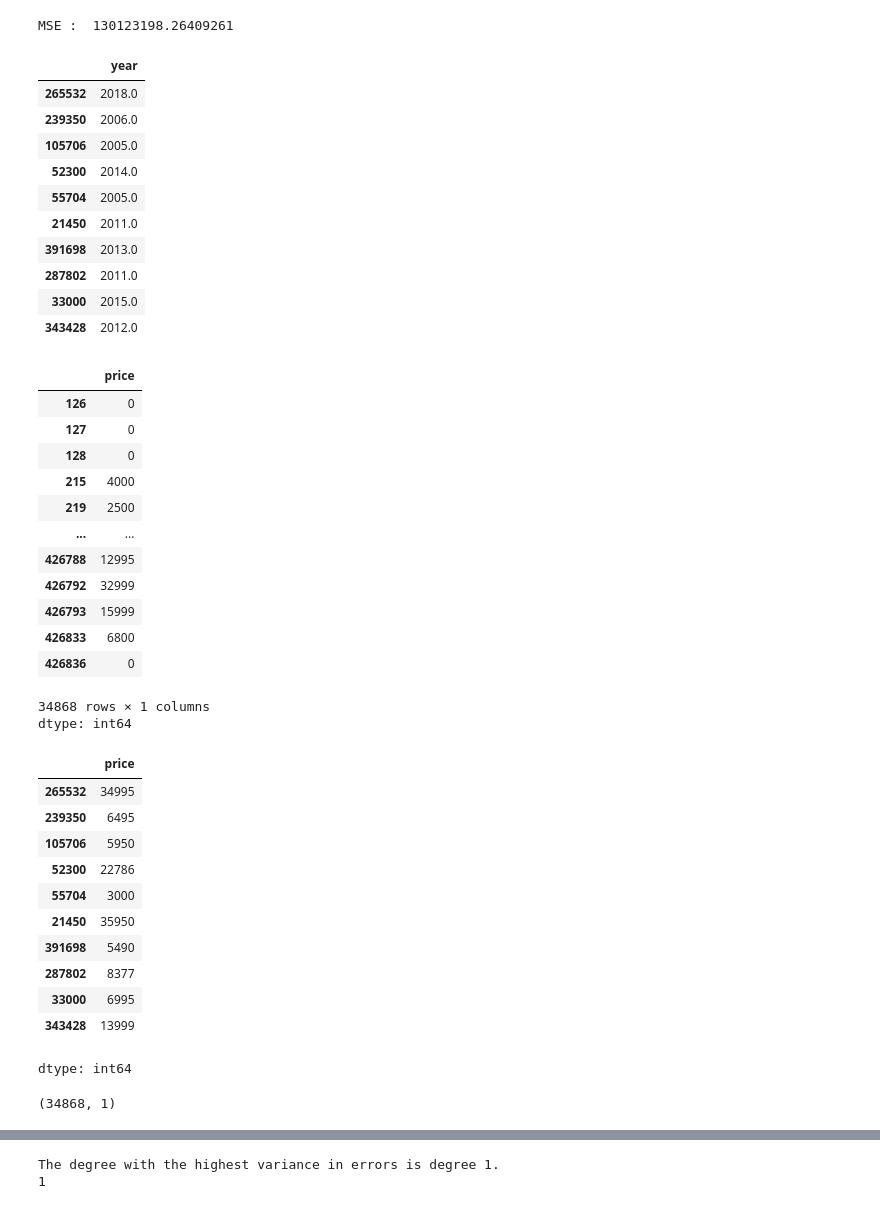
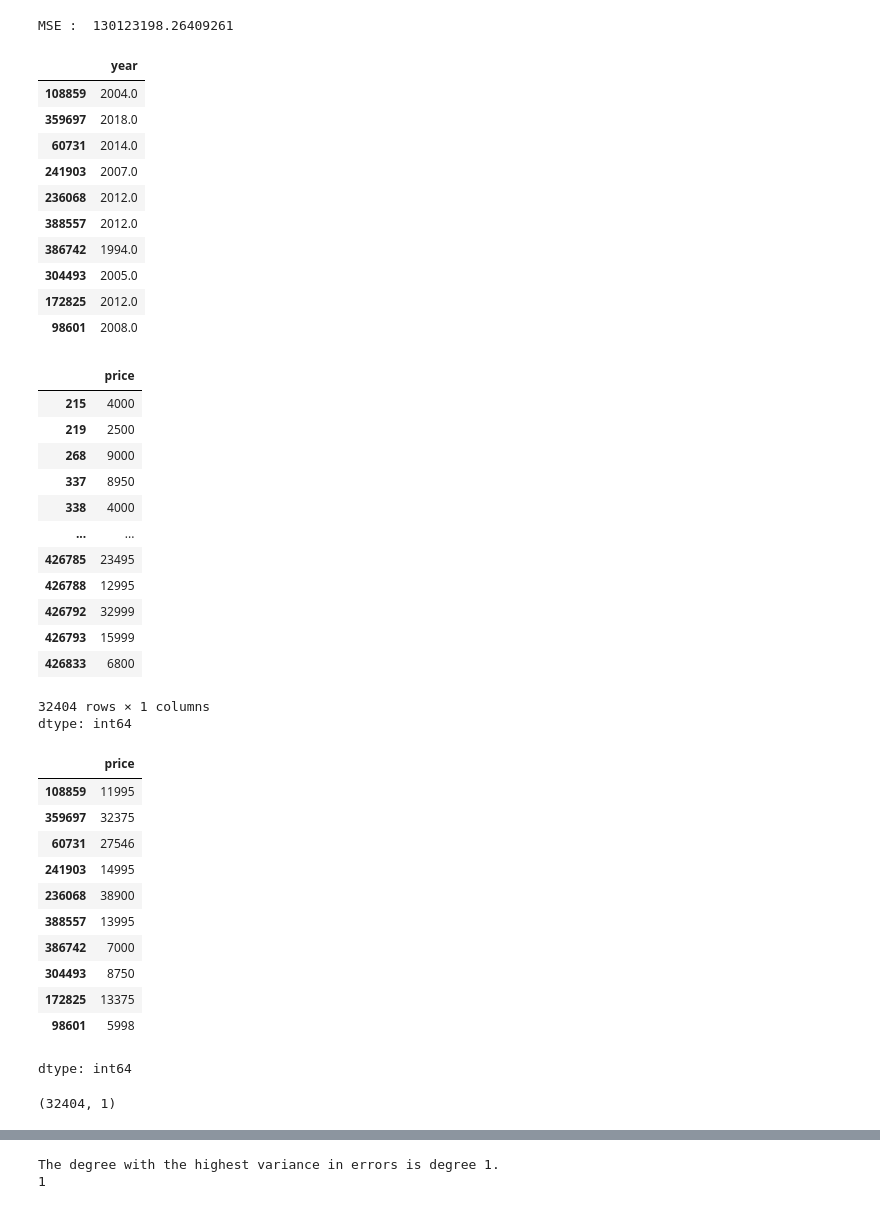
Before and after one commit to hemantborse/Practical-Application---Car-Pricing, a Jupyter notebook: Car_price.ipynb, the cells around one changed output, grey strips where cells are left out. Drawn from its saved outputs; the diff is of its cells as text; code cells hidden in the pictures.

```diff
--- a/Car_price.ipynb
+++ b/Car_price.ipynb
@@ -430,60 +430,60 @@ print("MSE : ", mse)
 MSE :  130123198.26409261
 # %%
 #Comparing Complexity and Variance
-X = auto.loc[:,['year']]
-y = auto['price']
-sample = auto.sample(10, random_state = 22)
+X = auto_no_all_zero_rows.loc[:,['year']]
+y = auto_no_all_zero_rows['price']
+sample = auto_no_all_zero_rows.sample(10, random_state = 22)
 X_train = sample.loc[:, ['year']]
 y_train = sample['price']
 X_train
 # %% [output]
 |  | year |
-| 265532 | 2018.0 |
-| 239350 | 2006.0 |
-| 105706 | 2005.0 |
-| 52300 | 2014.0 |
-| 55704 | 2005.0 |
-| 21450 | 2011.0 |
-| 391698 | 2013.0 |
-| 287802 | 2011.0 |
-| 33000 | 2015.0 |
-| 343428 | 2012.0 |
+| 108859 | 2004.0 |
+| 359697 | 2018.0 |
+| 60731 | 2014.0 |
+| 241903 | 2007.0 |
+| 236068 | 2012.0 |
+| 388557 | 2012.0 |
+| 386742 | 1994.0 |
+| 304493 | 2005.0 |
+| 172825 | 2012.0 |
+| 98601 | 2008.0 |
 # %%
 y
 # %% [output]
 |  | price |
-| 126 | 0 |
-| 127 | 0 |
-| 128 | 0 |
 | 215 | 4000 |
 | 219 | 2500 |
+| 268 | 9000 |
+| 337 | 8950 |
+| 338 | 4000 |
 | ... | ... |
+| 426785 | 23495 |
 | 426788 | 12995 |
 | 426792 | 32999 |
 | 426793 | 15999 |
 | 426833 | 6800 |
-| 426836 | 0 |
-34868 rows × 1 columns
+32404 rows × 1 columns
 dtype: int64
 # %%
 y_train
 # %% [output]
 |  | price |
-| 265532 | 34995 |
-| 239350 | 6495 |
-| 105706 | 5950 |
-| 52300 | 22786 |
-| 55704 | 3000 |
-| 21450 | 35950 |
-| 391698 | 5490 |
-| 287802 | 8377 |
-| 33000 | 6995 |
-| 343428 | 13999 |
+| 108859 | 11995 |
+| 359697 | 32375 |
+| 60731 | 27546 |
+| 241903 | 14995 |
+| 236068 | 38900 |
+| 388557 | 13995 |
+| 386742 | 7000 |
+| 304493 | 8750 |
+| 172825 | 13375 |
+| 98601 | 5998 |
 dtype: int64
 # %%
 X.shape
 # %% [output]
-(34868, 1)
+(32404, 1)
 # %%
 #Iterate on Models
 
```
Also changed, not shown: parts of 4 cells of this notebook.
